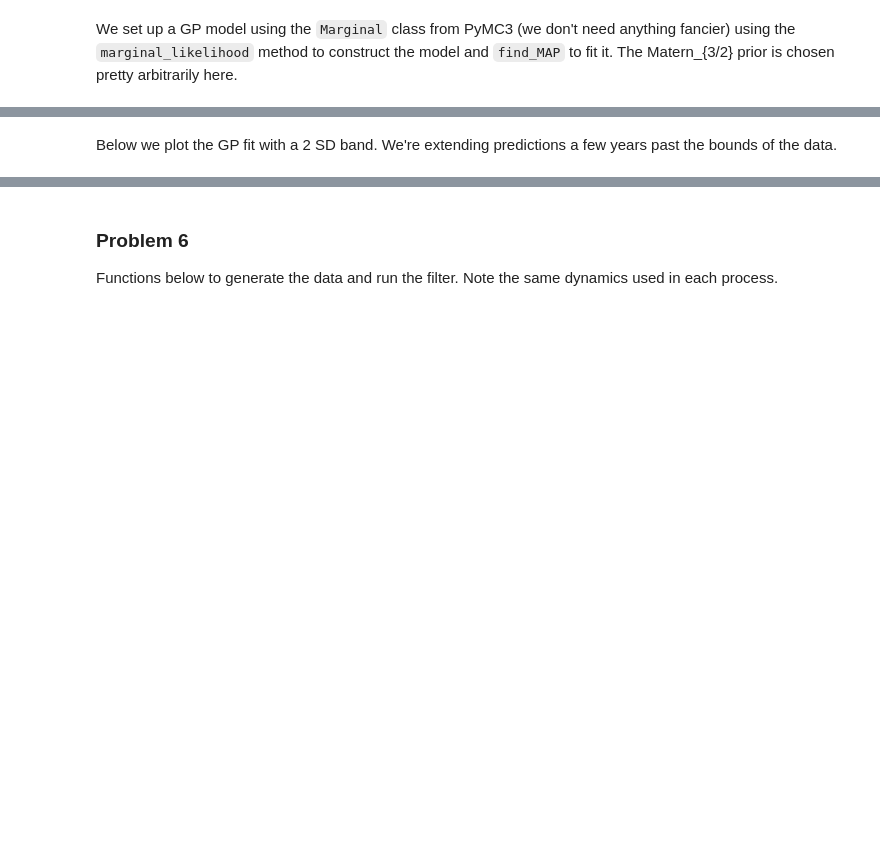
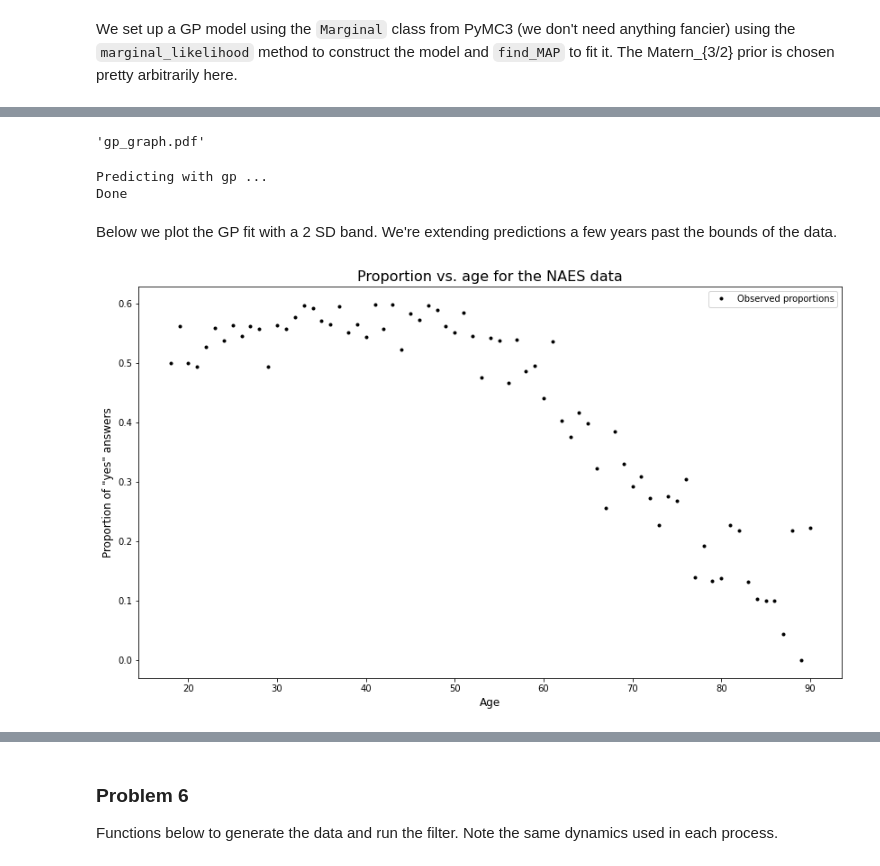
Before and after one commit to mpdylan/INFO510-public, a Jupyter notebook: notebooks/solutions/exams/final_f20_solution.ipynb, the cells around one changed output, grey strips where cells are left out. Saved outputs shown, nothing was run; the diff lists cells and outputs as text; code cells hidden in the pictures; blank space fills up the shorter version.

```diff
--- a/notebooks/solutions/exams/final_f20_solution.ipynb
+++ b/notebooks/solutions/exams/final_f20_solution.ipynb
@@ -372,10 +354,13 @@ with pm.Model() as gp_model:
+# %%
+gp_graph = pm.model_to_graphviz(gp_model)
+gp_graph.render('gp_graph')
+# %% [output]
+'gp_graph.pdf'
 # %%
-tnew = np.arange(min(age)-3, max(age)+3, 0.1)[:, None]
+tnew = np.arange(min(age)-7, max(age)+7, 0.1)[:, None]
 
 print("Predicting with gp ...")
 mu, var = gp.predict(tnew, point=map_est, diag=True)
-#mean_pred = mu*std_pm + mean_pm
-#var_pred  = var*std_pm**2
 
 # make dataframe to store fit results
 fit = pd.DataFrame({"t": tnew.flatten(),
@@ -383,15 +368,20 @@ fit = pd.DataFrame({"t": tnew.flatten(),
                     "sd_total": np.sqrt(var)}
                    )
 print("Done")
+# %% [output]
+Predicting with gp ...
+Done
 # %% [markdown]
 Below we plot the GP fit with a 2 SD band. We're extending predictions a few years past the bounds of the data.
 # %%
 plt.figure(figsize=(14,8))
-plt.title('Proportion vs. age for the NAES data')
-plt.xlabel('Age')
-plt.ylabel('Proportion of "yes" answers')
-plt.plot(tnew, fit.mu_total, label = 'GP fit')
-plt.fill_between(x=tnew.flatten(), y1=fit.mu_total - 2*fit.sd_total, y2 = fit.mu_total + 2*fit.sd_total, color = 'lightblue')
+plt.title('Proportion vs. age for the NAES data', size=16)
+plt.xlabel('Age', size=12)
+plt.ylabel('Proportion of "yes" answers', size=12)
+#plt.plot(tnew, mu, label = 'GP fit, MAP estimate')
+#plt.fill_between(x=tnew.flatten(), y1=mu - 2*np.sqrt(var), y2 = mu + 2*np.sqrt(var), color = 'lightblue')
 plt.plot(age, p, 'k.', label = 'Observed proportions')
 plt.legend()
-plt.show()
+plt.savefig('naes_scatter.png')
+# %% [output]
+[figure, added]
```
Also changed, not shown: parts of 7 cells of this notebook, 5 other files.
